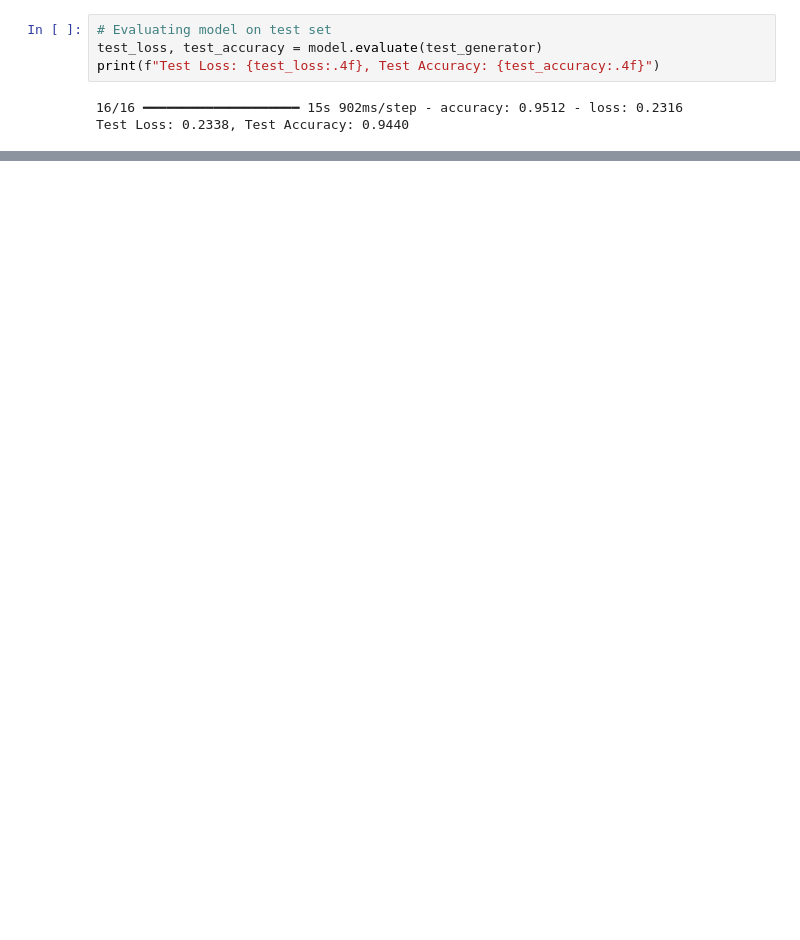
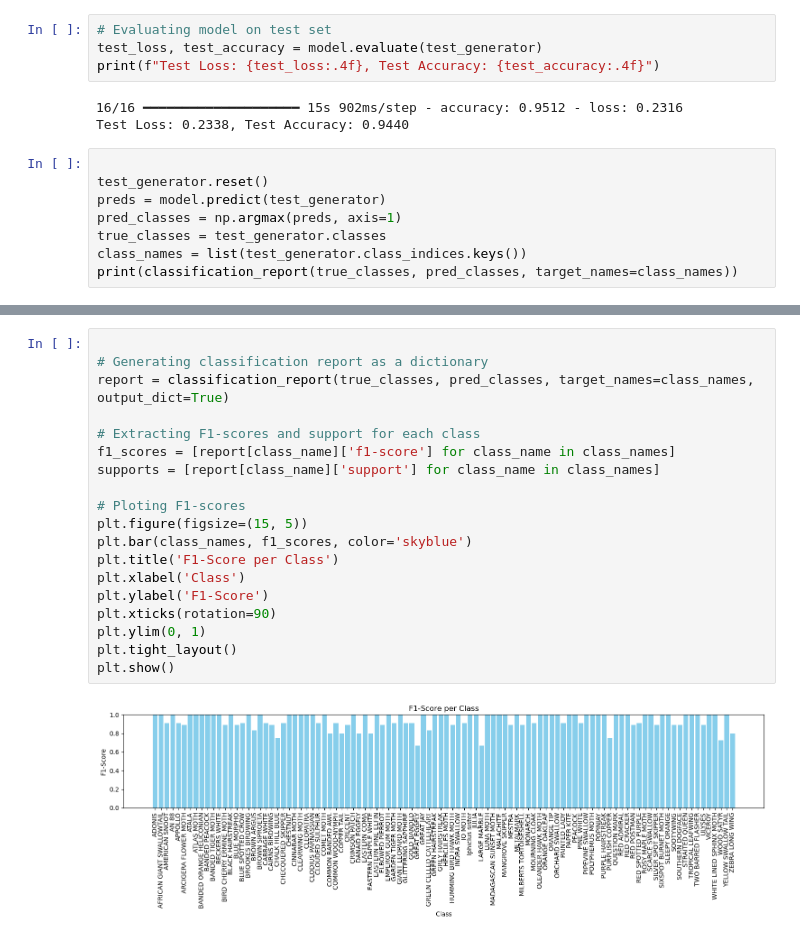
Before and after one commit to Devzane/butterfly-and-moth-image-classification, a Jupyter notebook: Butterfly & Moths Image Classification.ipynb, the cells around one changed output, grey strips where cells are left out. Drawn from its saved outputs; the diff is of its cells as text; blank space fills up the shorter version.

```diff
--- a/Butterfly & Moths Image Classification.ipynb
+++ b/Butterfly & Moths Image Classification.ipynb
@@ -271,3 +351,11 @@ print(f"Test Loss: {test_loss:.4f}, Test Accuracy: {test_accuracy:.4f}")
 # %% [output]
 16/16 ━━━━━━━━━━━━━━━━━━━━ 15s 902ms/step - accuracy: 0.9512 - loss: 0.2316
 Test Loss: 0.2338, Test Accuracy: 0.9440
+# %%
+
+test_generator.reset()
+preds = model.predict(test_generator)
+pred_classes = np.argmax(preds, axis=1)
+true_classes = test_generator.classes
+class_names = list(test_generator.class_indices.keys())
+print(classification_report(true_classes, pred_classes, target_names=class_names))
@@ -273,0 +380,21 @@ Test Loss: 0.2338, Test Accuracy: 0.9440
+# %%
+
+# Generating classification report as a dictionary
+report = classification_report(true_classes, pred_classes, target_names=class_names, output_dict=True)
+
+# Extracting F1-scores and support for each class
+f1_scores = [report[class_name]['f1-score'] for class_name in class_names]
+supports = [report[class_name]['support'] for class_name in class_names]
+
+# Ploting F1-scores
+plt.figure(figsize=(15, 5))
+plt.bar(class_names, f1_scores, color='skyblue')
+plt.title('F1-Score per Class')
+plt.xlabel('Class')
+plt.ylabel('F1-Score')
+plt.xticks(rotation=90)
+plt.ylim(0, 1)
+plt.tight_layout()
+plt.show()
+# %% [output]
+[figure, added]
```
Also changed, not shown: parts of 10 cells of this notebook.
